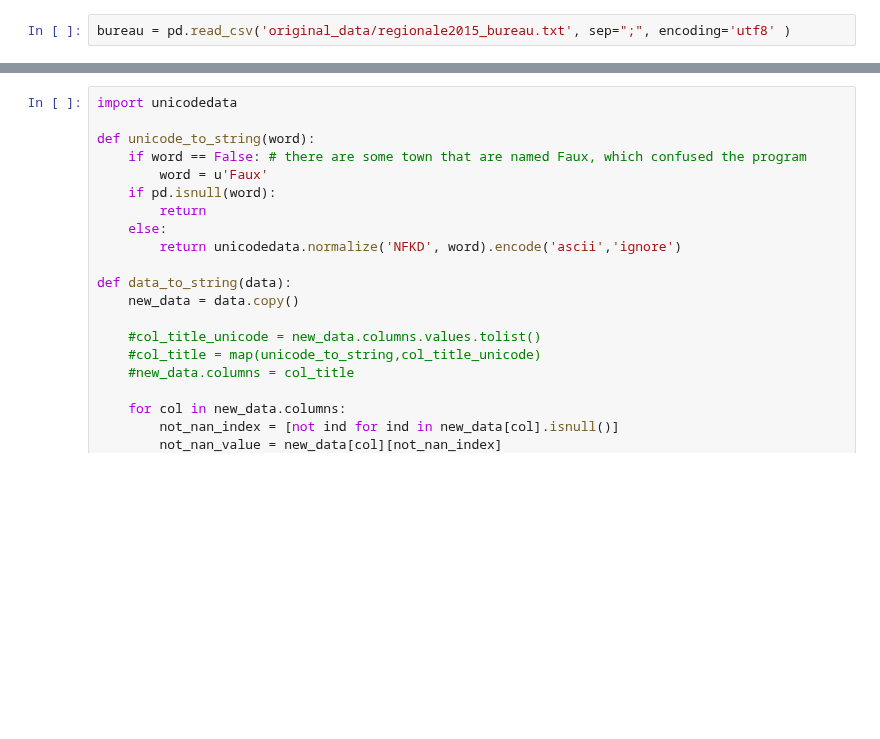
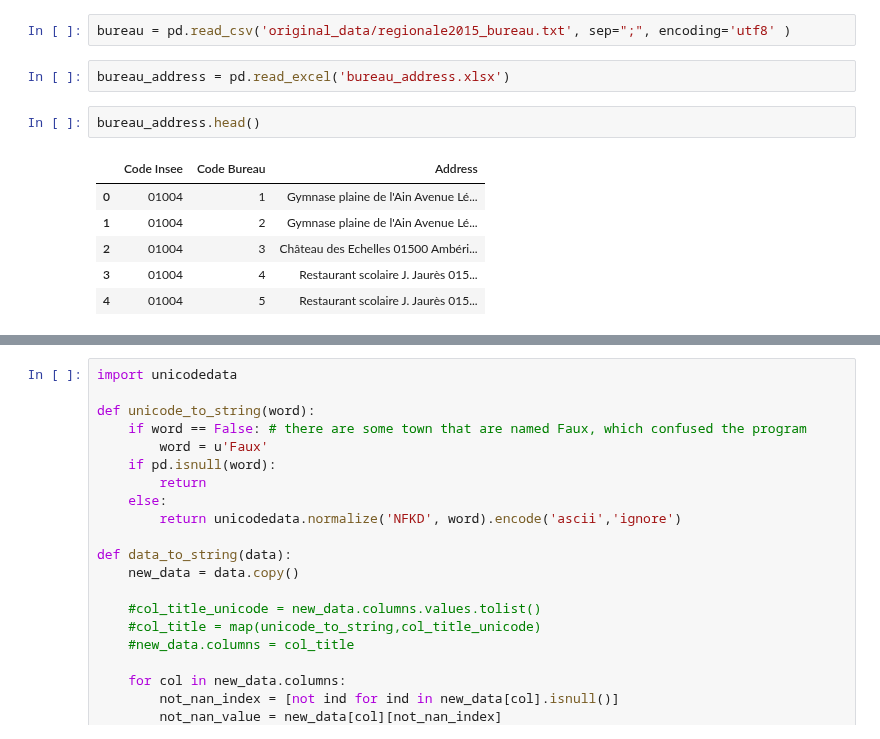
Before and after one commit to du-phan/Electoral-Analysis, a Jupyter notebook: bureau_data_cleaning.ipynb, the cells around one changed output, grey strips where cells are left out. Drawn from its saved outputs; the diff is of its cells as text; blank space fills up the shorter version.

```diff
--- a/bureau_data_cleaning.ipynb
+++ b/bureau_data_cleaning.ipynb
@@ -4,4 +4,15 @@ import numpy as np
 from IPython.display import Image
 # %%
 bureau = pd.read_csv('original_data/regionale2015_bureau.txt', sep=";", encoding='utf8' )
+# %%
+bureau_address = pd.read_excel('bureau_address.xlsx')
+# %%
+bureau_address.head()
+# %% [output]
+|  | Code Insee | Code Bureau | Address |
+| 0 | 01004 | 1 | Gymnase plaine de l'Ain Avenue Lé... |
+| 1 | 01004 | 2 | Gymnase plaine de l'Ain Avenue Lé... |
+| 2 | 01004 | 3 | Château des Echelles 01500 Ambéri... |
+| 3 | 01004 | 4 | Restaurant scolaire J. Jaurès 015... |
+| 4 | 01004 | 5 | Restaurant scolaire J. Jaurès 015... |
 # %%
```
Also changed, not shown: parts of 1 cell of this notebook, 1 other file.
